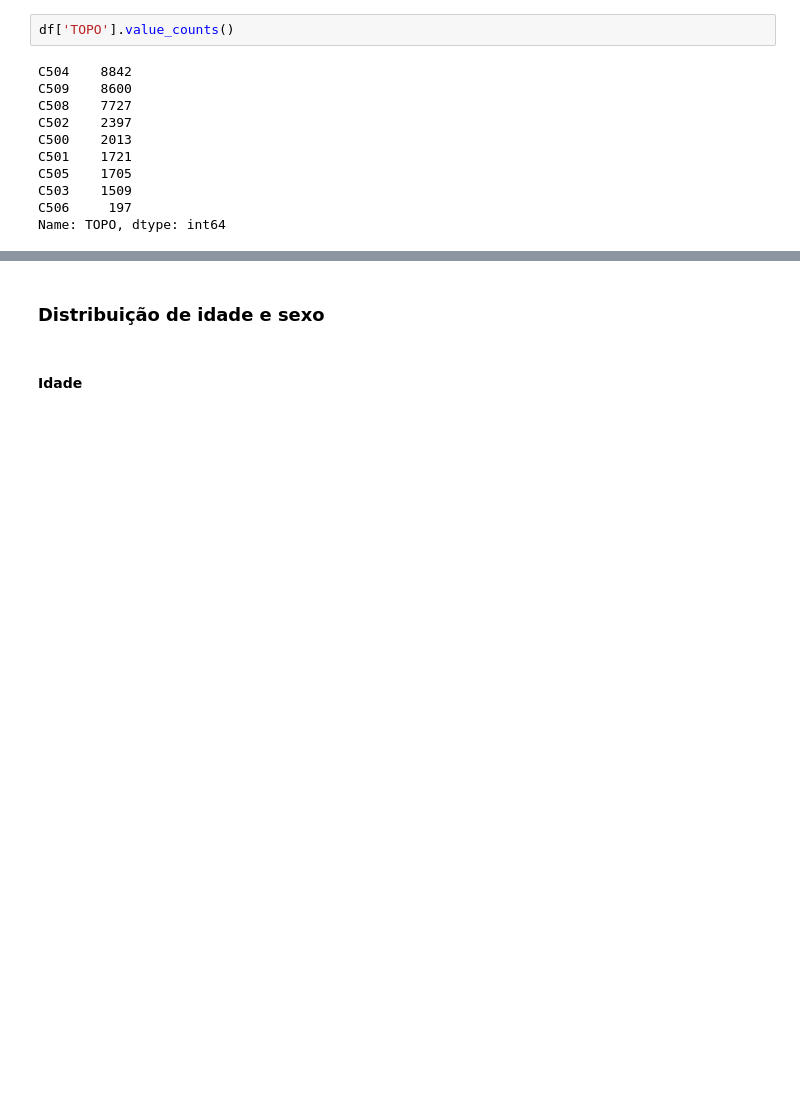
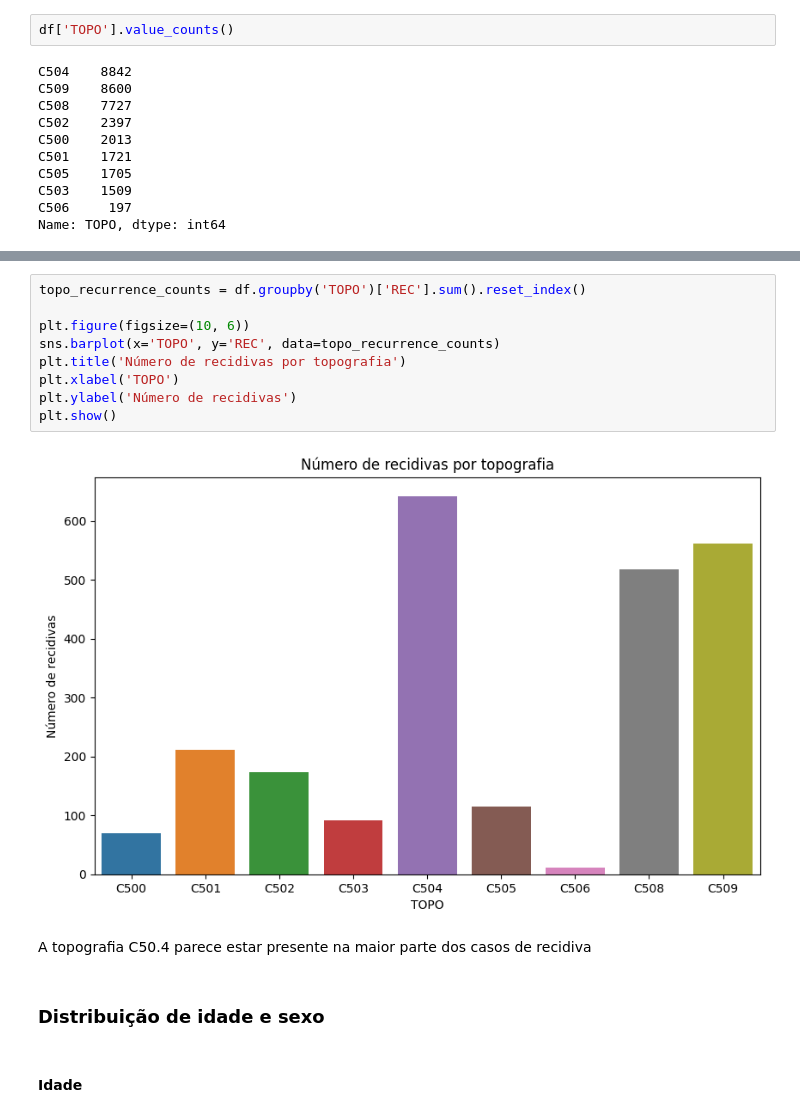
Before and after one commit to ailafelixa/ML-Model-Breast-Cancer-Recurrence, a Jupyter notebook: Aila_Modelo_TCC.ipynb, the cells around one changed output, grey strips where cells are left out. Drawn from its saved outputs; the diff is of its cells as text; blank space fills up the shorter version.

```diff
--- a/Aila_Modelo_TCC.ipynb
+++ b/Aila_Modelo_TCC.ipynb
@@ -193,6 +413,19 @@ Mama superior
 **C50.9 Mama, SOE (exclui pele da mama
 C44.5)**
 Glândula mamária
+# %%
+topo_recurrence_counts = df.groupby('TOPO')['REC'].sum().reset_index()
+
+plt.figure(figsize=(10, 6))
+sns.barplot(x='TOPO', y='REC', data=topo_recurrence_counts)
+plt.title('Número de recidivas por topografia')
+plt.xlabel('TOPO')
+plt.ylabel('Número de recidivas')
+plt.show()
+# %% [output]
+[figure, added]
+# %% [markdown]
+A topografia C50.4 parece estar presente na maior parte dos casos de recidiva
 # %% [markdown]
 ### Distribuição de idade e sexo
 # %% [markdown]
```
Also changed, not shown: parts of 81 cells of this notebook.
